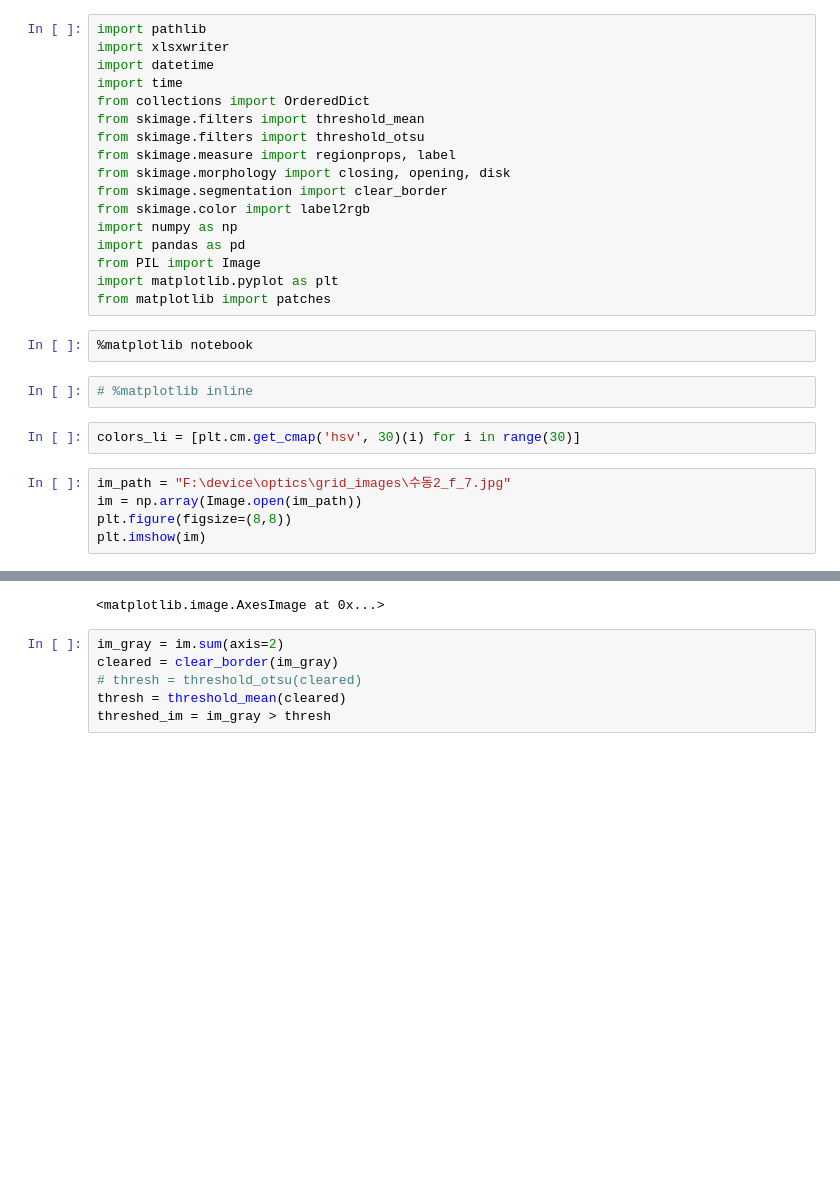
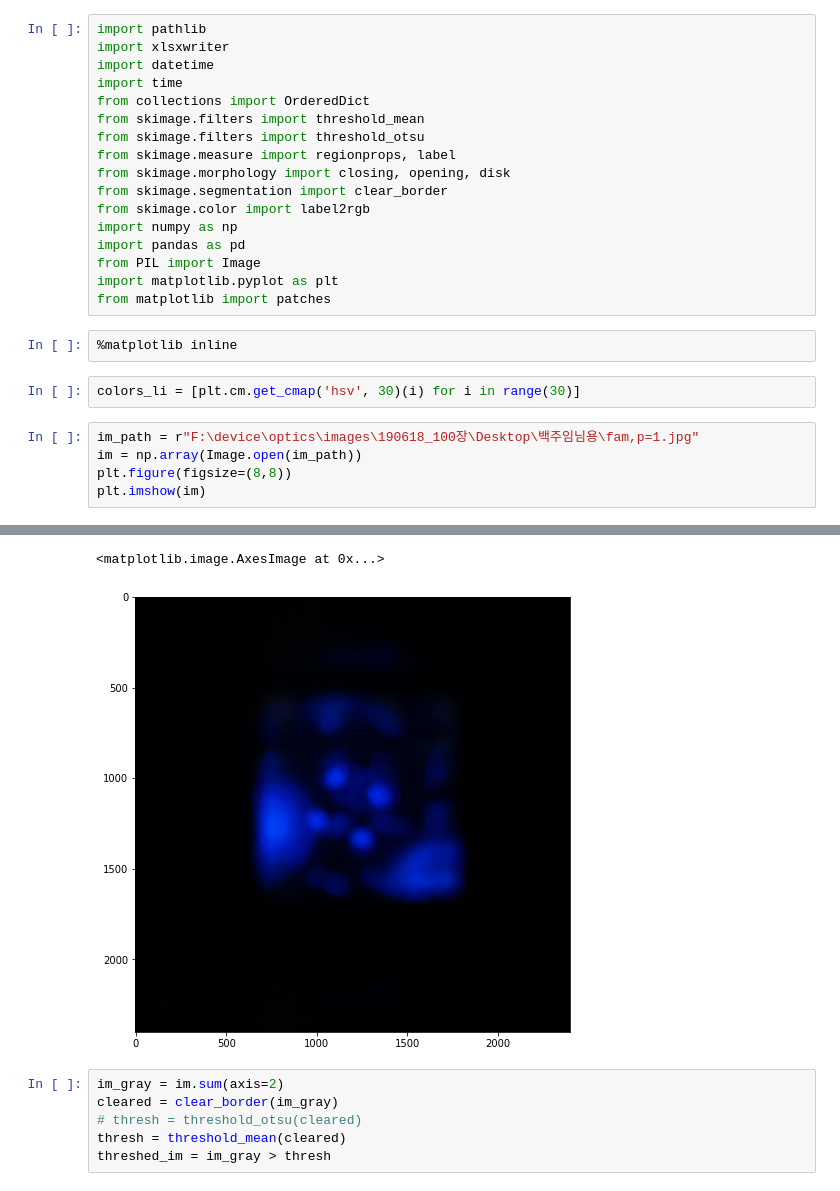
Before and after one commit to ympaik87/rfu_proto, a Jupyter notebook: grid_image_processing.ipynb, the cells around one changed output, grey strips where cells are left out. Saved outputs shown, nothing was run; the diff lists cells and outputs as text; blank space fills up the shorter version.

```diff
--- a/grid_image_processing.ipynb
+++ b/grid_image_processing.ipynb
@@ -16,13 +16,11 @@ from PIL import Image
 import matplotlib.pyplot as plt
 from matplotlib import patches
 # %%
-%matplotlib notebook
+%matplotlib inline
-# %%
-# %matplotlib inline
 # %%
 colors_li = [plt.cm.get_cmap('hsv', 30)(i) for i in range(30)]
 # %%
-im_path = "F:\device\optics\grid_images\수동2_f_7.jpg"
+im_path = r"F:\device\optics\images\190618_100장\Desktop\백주임님용\fam,p=1.jpg"
 im = np.array(Image.open(im_path))
 plt.figure(figsize=(8,8))
 plt.imshow(im)
@@ -32,4 +28,5 @@ plt.imshow(im)
 <matplotlib.image.AxesImage at 0x...>
+[figure, added]
 # %%
 im_gray = im.sum(axis=2)
 cleared = clear_border(im_gray)
```
Also changed, not shown: parts of 15 cells of this notebook, 13 other files.
